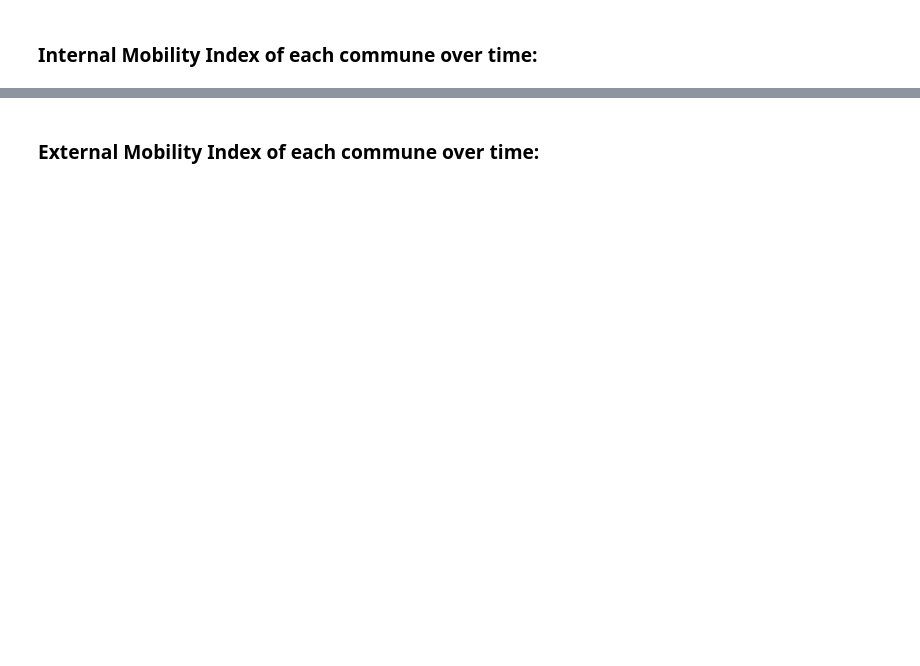
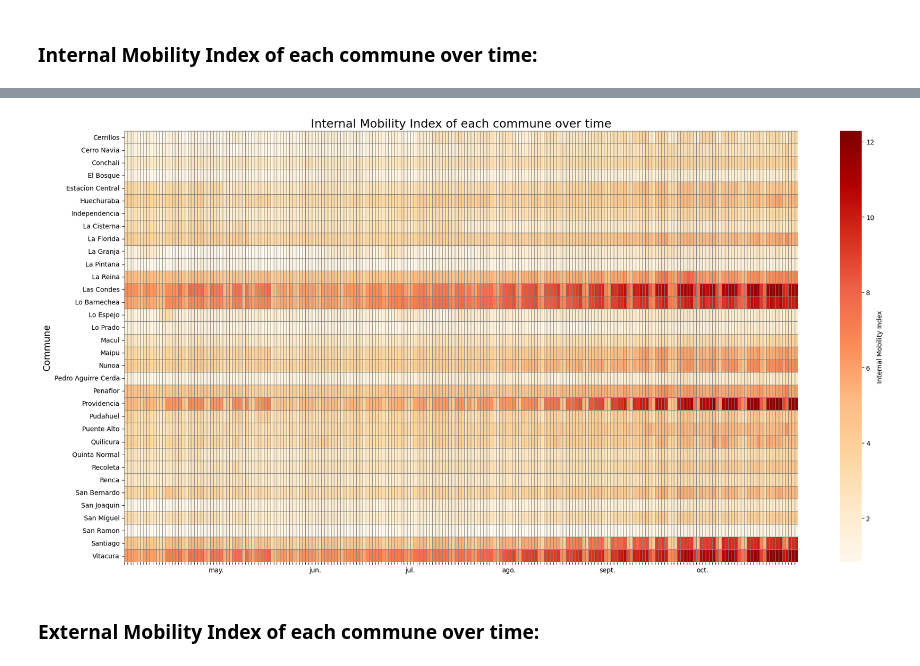
Before and after one commit to lugerlakes/covid-nhmm, a Jupyter notebook: notebooks/nHMM.ipynb, the cells around one changed output, grey strips where cells are left out. Cells and saved outputs as stored; diff of their text form; code cells hidden in the pictures; blank space fills up the shorter version.

```diff
--- a/notebooks/nHMM.ipynb
+++ b/notebooks/nHMM.ipynb
@@ -216,2 +214,50 @@ plt.show()
+# %%
+# Definir rango de fechas
+min_date = pd.Timestamp('2020-03-31')
+max_date = pd.Timestamp('2020-10-30')
+
+# Crear tabla pivot
+covid_pivot = covid_data.pivot(index='Commune', columns='Days', values='Internal_Mobility_Index')
+
+# Filtrar por rango de fechas
+filtered_columns = [col for col in covid_pivot.columns if min_date <= col <= max_date]
+covid_pivot = covid_pivot[filtered_columns]
+
+# Valores mínimos y máximos personalizados para mejorar contraste
+vmin = covid_pivot.quantile(0.05).min()  # mínimo más robusto
+vmax = covid_pivot.quantile(0.95).max()  # máximo más robusto
+
+# Crear el gráfico
+fig, ax = plt.subplots(figsize=(20, 10))
+sns.heatmap(
+    covid_pivot,
+    cmap='OrRd',
+    linewidths=0.5,
+    linecolor='gray',
+    cbar_kws={'label': 'Internal Mobility Index'},
+    vmin=vmin,  # limitar escala inferior
+    vmax=vmax,  # limitar escala superior
+    ax=ax
+)
+
+# Etiquetas
+ax.set_xlabel(None)
+ax.set_ylabel("Commune", fontsize=14)
+
+tick_positions = list(range(len(filtered_columns)))
+tick_labels = [
+    date.strftime('%b') if date.day == 1 else ''
+    for date in filtered_columns
+]
+ax.set_xticks(tick_positions)
+ax.set_xticklabels(tick_labels, rotation=0, fontsize=10)
+
+# Título
+plt.title('Internal Mobility Index of each commune over time', fontsize=18)
+
+plt.tight_layout()
+plt.show()
+# %% [output]
+[figure, added]
 # %% [markdown]
 ### External Mobility Index of each commune over time:
```
Also changed, not shown: parts of 23 cells of this notebook.
